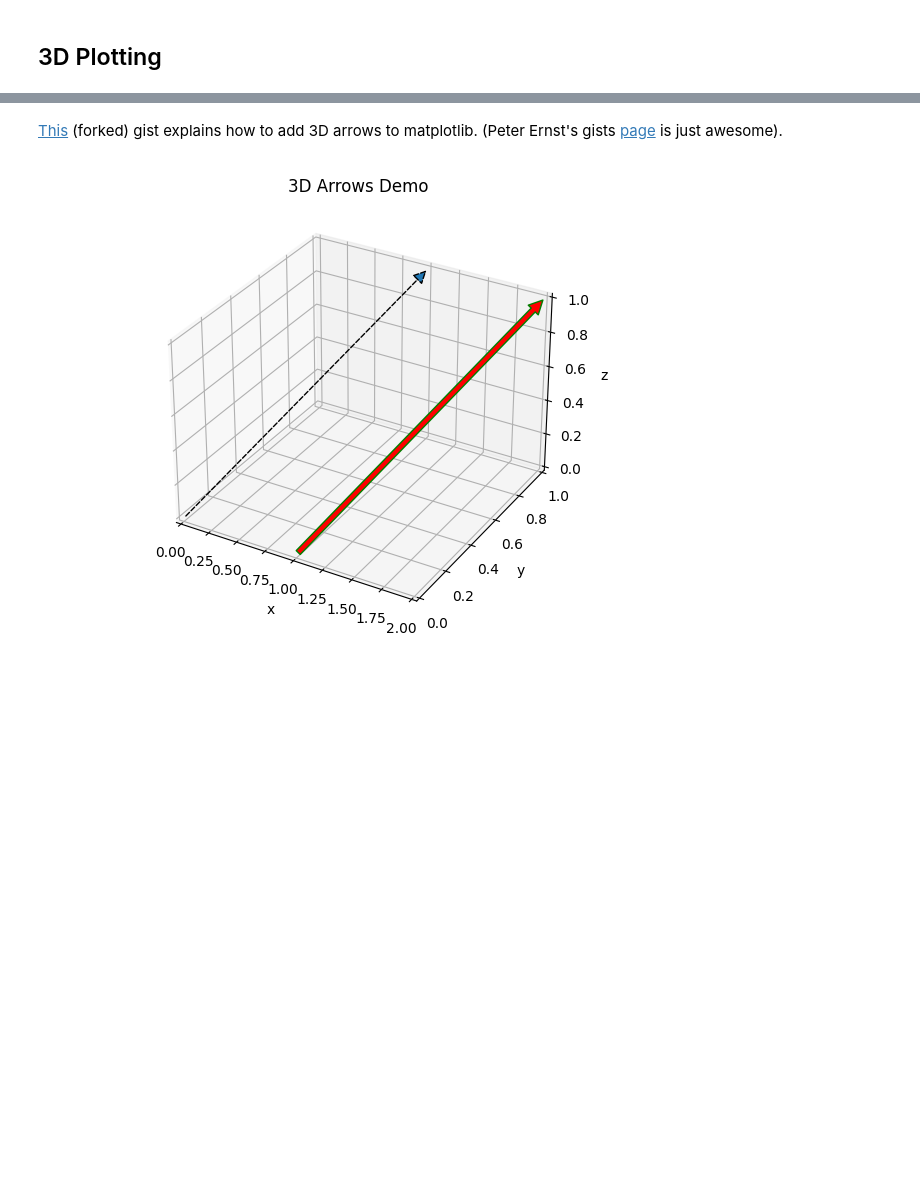
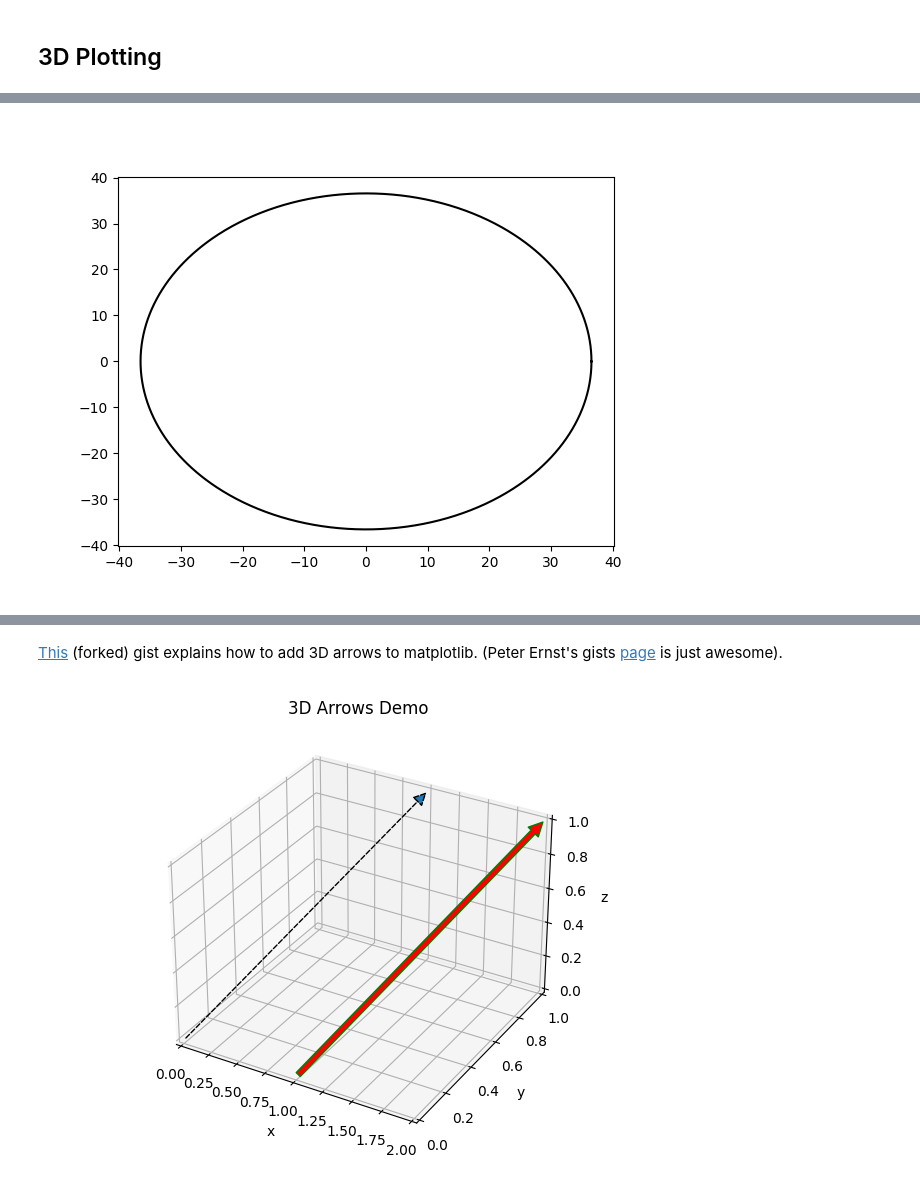
Before and after one commit to WesErg/EyeRoll, a Jupyter notebook: doc/A1_Homogeneous_Transform.ipynb, the cells around one changed output, grey strips where cells are left out. Saved outputs shown, nothing was run; the diff lists cells and outputs as text; code cells hidden in the pictures; blank space fills up the shorter version.

```diff
--- a/doc/A1_Homogeneous_Transform.ipynb
+++ b/doc/A1_Homogeneous_Transform.ipynb
@@ -77,0 +112,14 @@ ValueError: operands could not be broadcast together with shapes (8,2) (2,1)
+# %%
+vv=np.array([[1,1,2]])/np.sqrt(6)
+vxz=np.array([[1,0,2]])/np.sqrt(5)
+x,y,z = ijk()
+
+print(vv);print(x)
+print(np.cross(vv, x))
+print(y)
+print(isin(np.dot(y,np.cross(vv, x).T)[0,0]))
+print(isin(np.dot(y,np.cross(vv, z).T)[0,0]))
+#print(np.cross(vv,x))
+#print(np.cross(vv,x]))
+#print(np.cross(vxz,xyz[0])[0][1])
+#print(np.cross(vxz,xyz[2])[0][1])
@@ -77,0 +133,21 @@ ValueError: operands could not be broadcast together with shapes (8,2) (2,1)
+# %%
+class PlaneJ2:
+    z_0 = -44.2
+
+    def __init__(self):
+        self.points = self._gen_points()
+
+    def _gen_points(self):
+        theta = np.linspace(0, 2*np.pi, 1000)
+        z0 = self.z_0
+        r = 73.113/2.
+        y = r*np.sin(theta)
+        x = r*np.cos(theta)
+        z = z0*np.ones(theta.shape)
+        return np.array([x,y,z])
+
+    def plot_2d(self):
+        plt.plot(*self.points[:2], c='k')
+
+    def plot_3d(self):
+        plt.gca().plot(*self.points, c='k')
@@ -77,0 +326,4 @@ ValueError: operands could not be broadcast together with shapes (8,2) (2,1)
+# %%
+plt.figure();PlaneJ2().plot_2d();plt.show(); plt.gca().set_aspect(1.)
+# %% [output]
+[figure, added]
```
Also changed, not shown: parts of 34 cells of this notebook, 2 other files.
